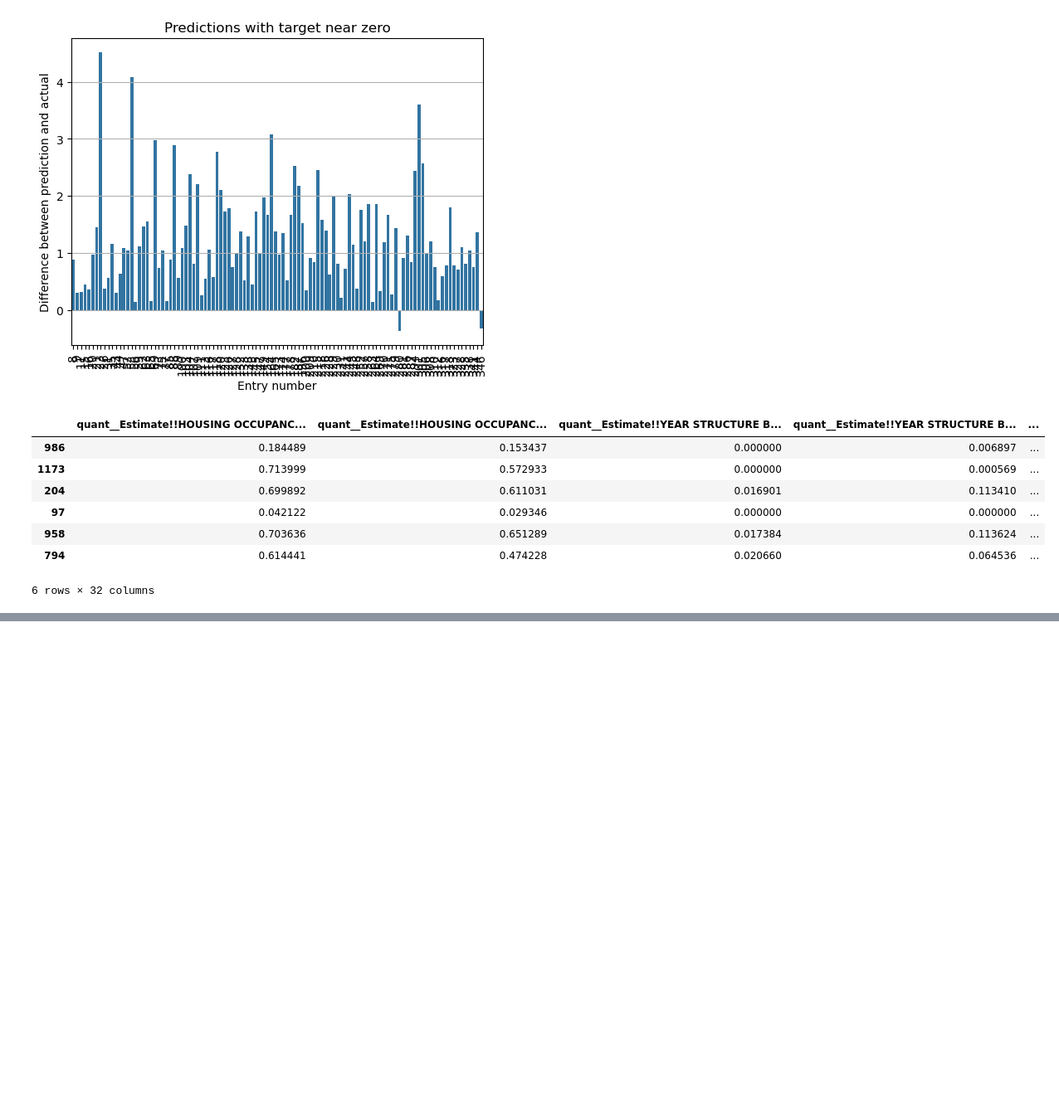
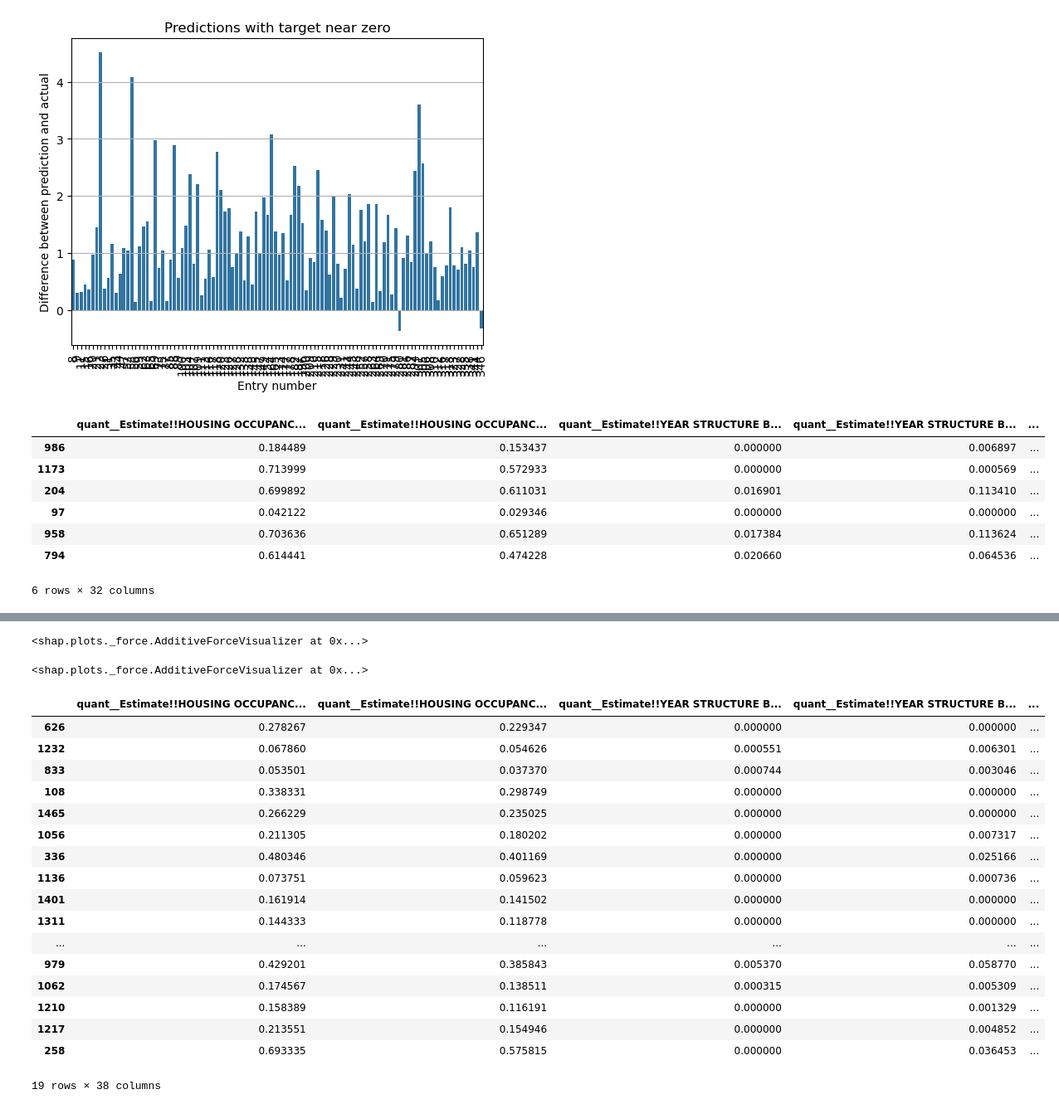
Before and after one commit to MADS696ss25group4/milestone2, a Jupyter notebook: Supervised_Models copy.ipynb, the cells around one changed output, grey strips where cells are left out. Shown at 83% size. Saved outputs shown, nothing was run; the diff lists cells and outputs as text; code cells hidden in the pictures; blank space fills up the shorter version.

```diff
--- a/Supervised_Models copy.ipynb
+++ b/Supervised_Models copy.ipynb
@@ -1151,8 +1164,7 @@ Tight layout not applied. The bottom and top margins cannot be made large enough
 # %%
 states = list(range(1,11))
 learning_curves = []
-ratios = [.3, .4, .5, .6, .7, .8, .9]
-
+ratios = [.2, .3, .4, .5, .6, .7, .8, .9]
 
 for j in ratios:
     states = list(range(1,11))
@@ -1425,0 +1455,7 @@ y_test.to_csv('ytest.csv')
+# %%
+df_compare = X_test.copy()
+df_compare['target'] = y_test
+df_compare['prediction'] = new_best_model_rfr.predict(X_test)
+df_compare['delta'] = df_compare['prediction'] - df_compare['target']
+df_compare = df_compare.assign(entry=range(1, len(df_compare)+1))
+df_compare
@@ -1425,0 +1496,30 @@ y_test.to_csv('ytest.csv')
+# %%
+shap.plots.force(row_97)
+# %% [output]
+<shap.plots._force.AdditiveForceVisualizer at 0x...>
+# %%
+shap.plots.force(row_986)
+# %% [output]
+<shap.plots._force.AdditiveForceVisualizer at 0x...>
+# %%
+df_compare[df_compare['delta'].abs()<.1].sort_values(by='delta',
+                                                    ascending=True)
+# %% [output]
+|  | quant__Estimate!!HOUSING OCCUPANC... | quant__Estimate!!HOUSING OCCUPANC... | quant__Estimate!!YEAR STRUCTURE B... | quant__Estimate!!YEAR STRUCTURE B... | ... |
+| 626 | 0.278267 | 0.229347 | 0.000000 | 0.000000 | ... |
+| 1232 | 0.067860 | 0.054626 | 0.000551 | 0.006301 | ... |
+| 833 | 0.053501 | 0.037370 | 0.000744 | 0.003046 | ... |
+| 108 | 0.338331 | 0.298749 | 0.000000 | 0.000000 | ... |
+| 1465 | 0.266229 | 0.235025 | 0.000000 | 0.000000 | ... |
+| 1056 | 0.211305 | 0.180202 | 0.000000 | 0.007317 | ... |
+| 336 | 0.480346 | 0.401169 | 0.000000 | 0.025166 | ... |
+| 1136 | 0.073751 | 0.059623 | 0.000000 | 0.000736 | ... |
+| 1401 | 0.161914 | 0.141502 | 0.000000 | 0.000000 | ... |
+| 1311 | 0.144333 | 0.118778 | 0.000000 | 0.000000 | ... |
+| ... | ... | ... | ... | ... | ... |
+| 979 | 0.429201 | 0.385843 | 0.005370 | 0.058770 | ... |
+| 1062 | 0.174567 | 0.138511 | 0.000315 | 0.005309 | ... |
+| 1210 | 0.158389 | 0.116191 | 0.000000 | 0.001329 | ... |
+| 1217 | 0.213551 | 0.154946 | 0.000000 | 0.004852 | ... |
+| 258 | 0.693335 | 0.575815 | 0.000000 | 0.036453 | ... |
+19 rows × 38 columns
```
Also changed, not shown: parts of 24 cells of this notebook.
